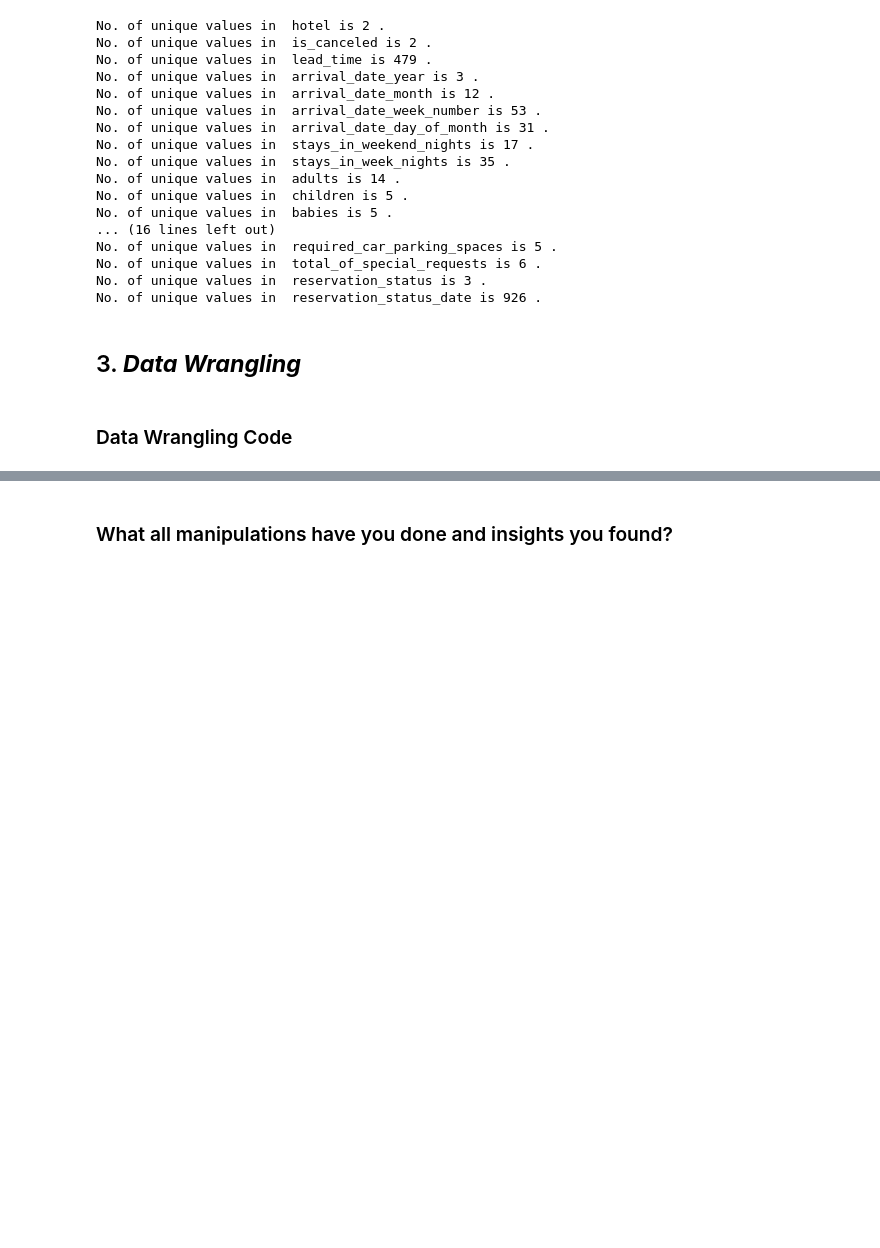
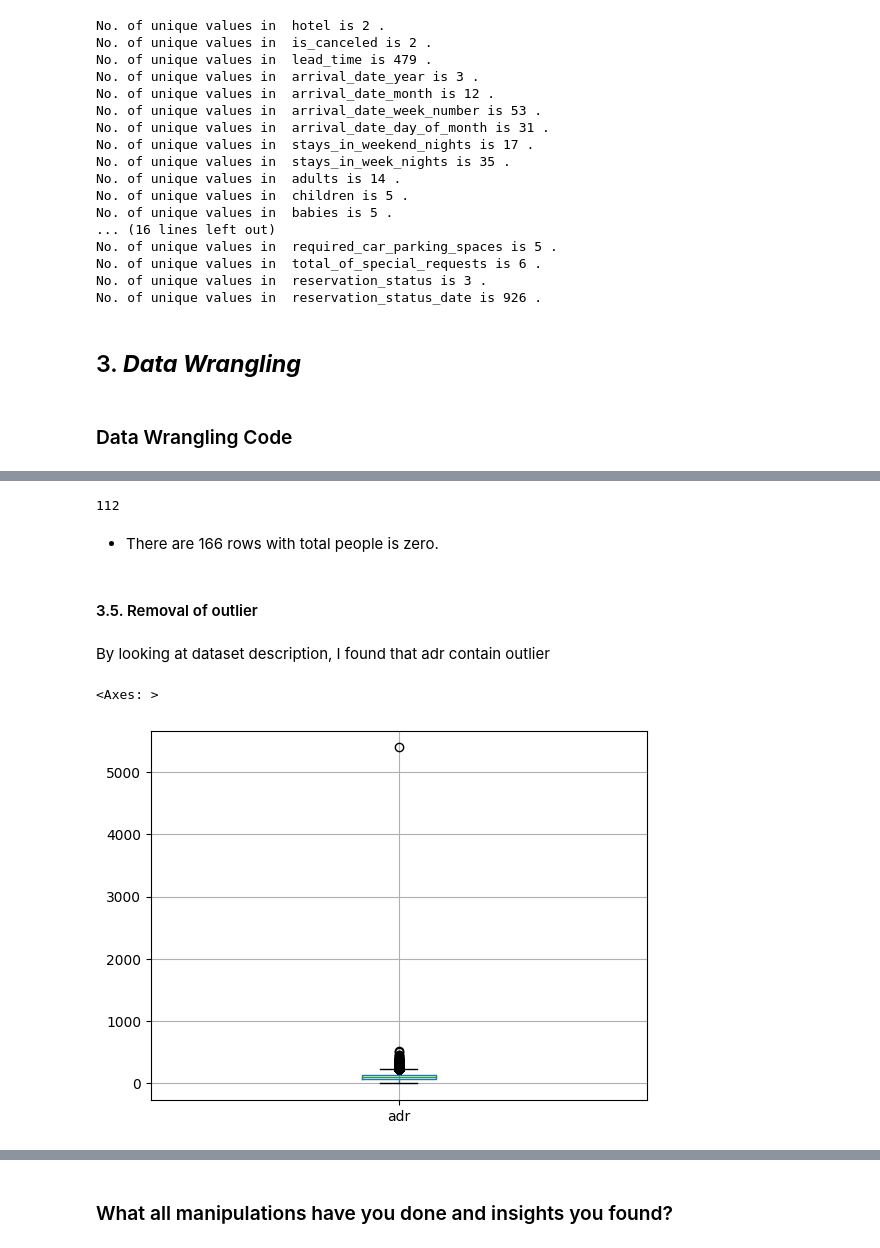
Before and after one commit to priyarane879/Hotel-Booking-Analysis, a Jupyter notebook: Priya_Naik_Hotel_Booking_Analysis_EDA_project.ipynb, the cells around one changed output, grey strips where cells are left out. Drawn from its saved outputs; the diff is of its cells as text; code cells hidden in the pictures; blank space fills up the shorter version.

```diff
--- a/Priya_Naik_Hotel_Booking_Analysis_EDA_project.ipynb
+++ b/Priya_Naik_Hotel_Booking_Analysis_EDA_project.ipynb
@@ -302,0 +431,2 @@ No. of unique values in  reservation_status_date is 926 .
+# %%
+dataset_hotel.drop(nostay , inplace=True)
@@ -302,0 +435,23 @@ No. of unique values in  reservation_status_date is 926 .
+# %%
+# merging adults,children,babies to get Total_People
+dataset_hotel["Total_People"]=dataset_hotel["adults"]+dataset_hotel["children"]+dataset_hotel["babies"]
+# %%
+# Here I am finding those column with total people zero
+nopeople = dataset_hotel[ (dataset_hotel['Total_People'] == 0)].index
+# %%
+len(nopeople)
+# %% [output]
+112
+# %% [markdown]
+* There are 166 rows with total people is zero.
+# %%
+dataset_hotel.drop(nopeople , inplace=True) # deleting rows which having zero people.
+# %% [markdown]
+#### 3.5. Removal of outlier
+# %% [markdown]
+By looking at dataset description, I found that adr contain outlier
+# %%
+dataset_hotel.boxplot(column="adr") # Make a box plot of adr column.
+# %% [output]
+<Axes: >
+[figure, added]
```
Also changed, not shown: parts of 38 cells of this notebook.
